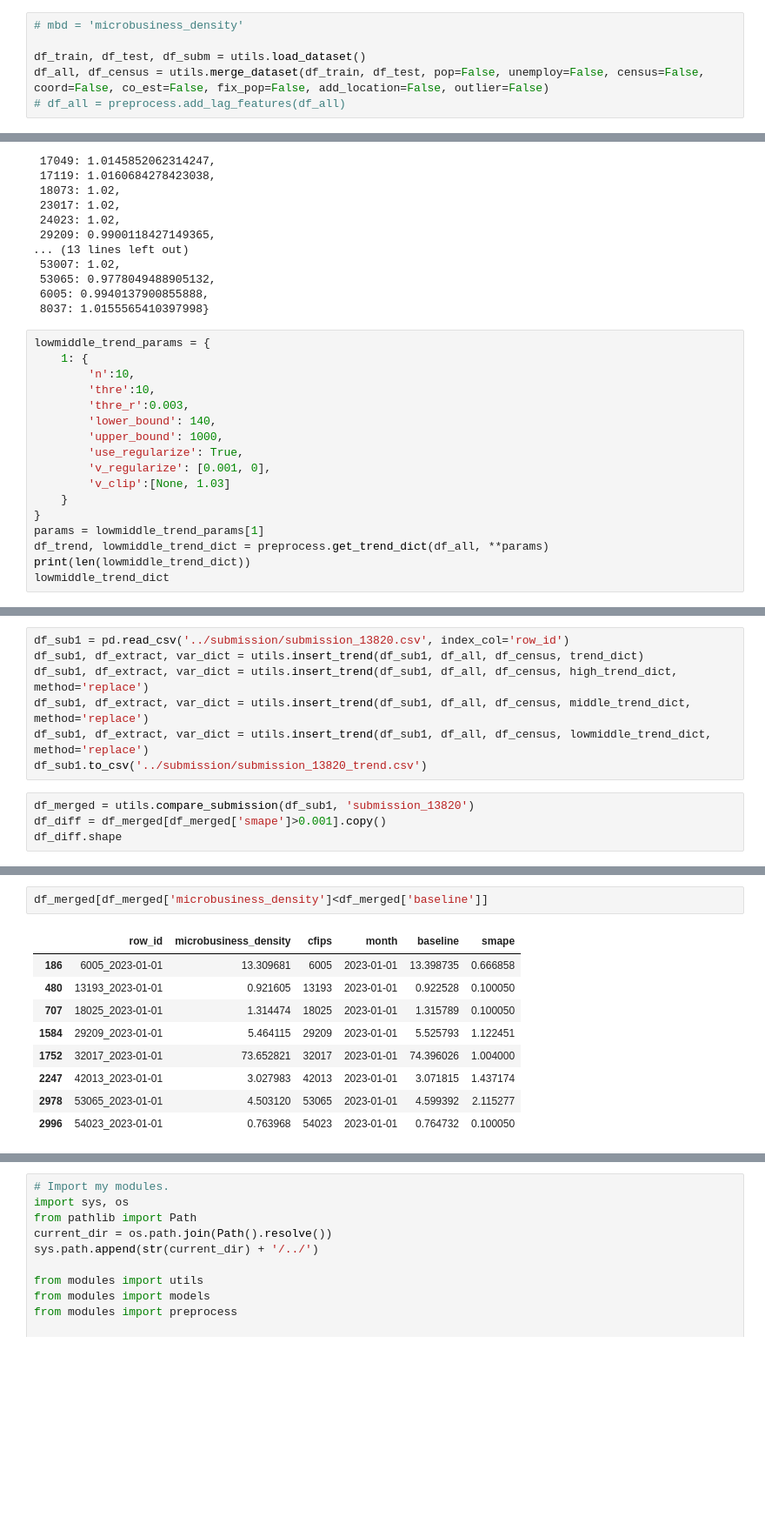
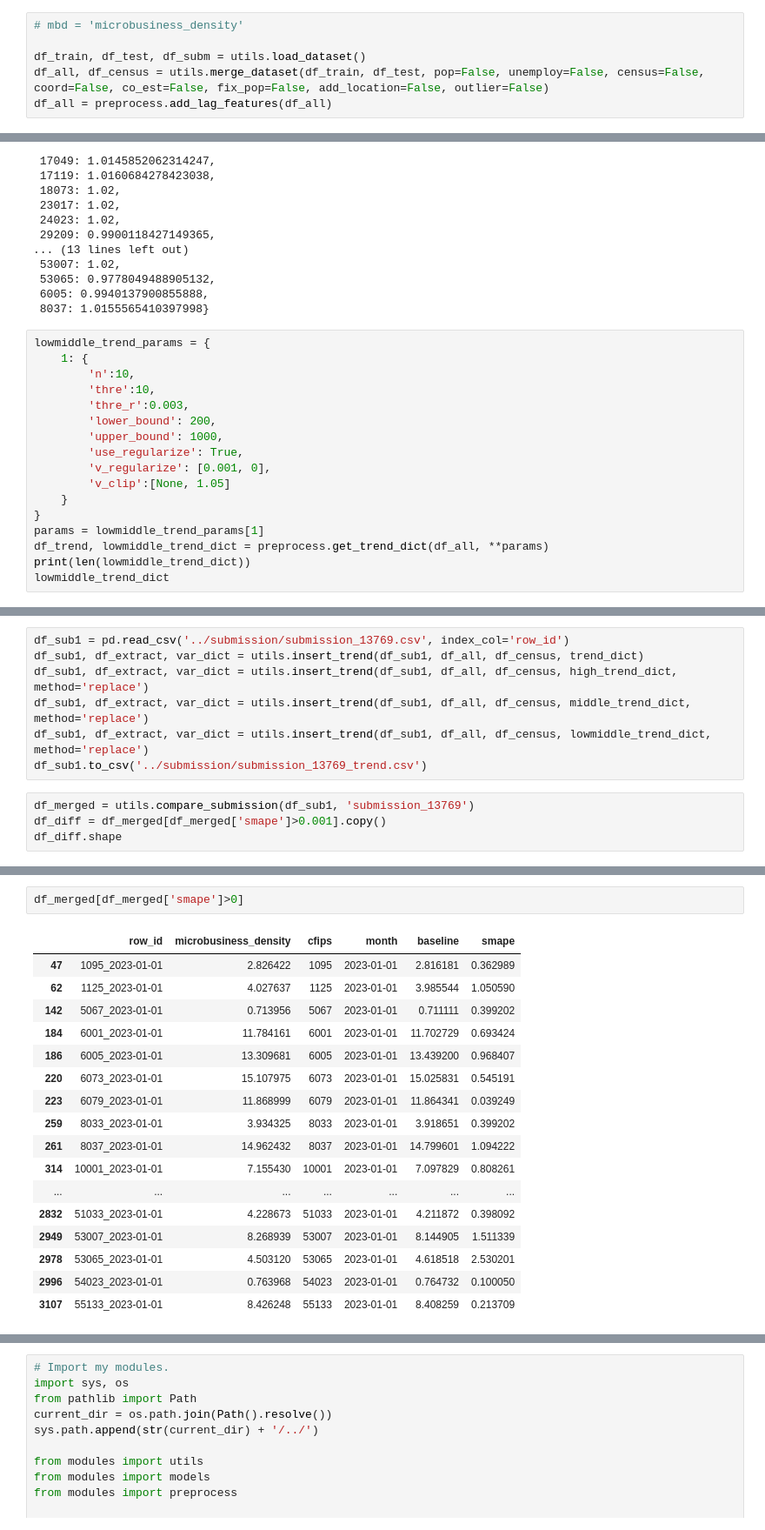
Before and after one commit to KazuakiTokunaga/kaggle-godaddy, a Jupyter notebook: code-analysis/analysis_work.ipynb, the cells around one changed output, grey strips where cells are left out. Shown at 87% size. Drawn from its saved outputs; the diff is of its cells as text; blank space fills up the shorter version.

```diff
--- a/code-analysis/analysis_work.ipynb
+++ b/code-analysis/analysis_work.ipynb
@@ -26,4 +26,4 @@ pd.set_option('display.max_columns', 100)
 
 df_train, df_test, df_subm = utils.load_dataset()
 df_all, df_census = utils.merge_dataset(df_train, df_test, pop=False, unemploy=False, census=False, coord=False, co_est=False, fix_pop=False, add_location=False, outlier=False)
-# df_all = preprocess.add_lag_features(df_all)
+df_all = preprocess.add_lag_features(df_all)
@@ -140,11 +142,11 @@ lowmiddle_trend_params = {
         'n':10,
         'thre':10,
         'thre_r':0.003,
-        'lower_bound': 140,
+        'lower_bound': 200,
         'upper_bound': 1000,
         'use_regularize': True,
         'v_regularize': [0.001, 0],
-        'v_clip':[None, 1.03]
+        'v_clip':[None, 1.05]
     }
 }
 params = lowmiddle_trend_params[1]
@@ -165,12 +163,12 @@ for keys in lowmiddle_trend_dict.keys():
 # %%
-df_sub1 = pd.read_csv('../submission/submission_13820.csv', index_col='row_id')
+df_sub1 = pd.read_csv('../submission/submission_13769.csv', index_col='row_id')
 df_sub1, df_extract, var_dict = utils.insert_trend(df_sub1, df_all, df_census, trend_dict)
 df_sub1, df_extract, var_dict = utils.insert_trend(df_sub1, df_all, df_census, high_trend_dict, method='replace')
 df_sub1, df_extract, var_dict = utils.insert_trend(df_sub1, df_all, df_census, middle_trend_dict, method='replace')
 df_sub1, df_extract, var_dict = utils.insert_trend(df_sub1, df_all, df_census, lowmiddle_trend_dict, method='replace')
-df_sub1.to_csv('../submission/submission_13820_trend.csv')
+df_sub1.to_csv('../submission/submission_13769_trend.csv')
 # %%
-df_merged = utils.compare_submission(df_sub1, 'submission_13820')
+df_merged = utils.compare_submission(df_sub1, 'submission_13769')
 df_diff = df_merged[df_merged['smape']>0.001].copy()
 df_diff.shape
 # %% [output]
@@ -187,14 +180,22 @@ df_merged['smape'].sum()
 # %%
-df_merged[df_merged['microbusiness_density']<df_merged['baseline']]
+df_merged[df_merged['smape']>0]
 # %% [output]
 |  | row_id | microbusiness_density | cfips | month | baseline | smape |
-| 186 | 6005_2023-01-01 | 13.309681 | 6005 | 2023-01-01 | 13.398735 | 0.666858 |
-| 480 | 13193_2023-01-01 | 0.921605 | 13193 | 2023-01-01 | 0.922528 | 0.100050 |
-| 707 | 18025_2023-01-01 | 1.314474 | 18025 | 2023-01-01 | 1.315789 | 0.100050 |
-| 1584 | 29209_2023-01-01 | 5.464115 | 29209 | 2023-01-01 | 5.525793 | 1.122451 |
-| 1752 | 32017_2023-01-01 | 73.652821 | 32017 | 2023-01-01 | 74.396026 | 1.004000 |
-| 2247 | 42013_2023-01-01 | 3.027983 | 42013 | 2023-01-01 | 3.071815 | 1.437174 |
-| 2978 | 53065_2023-01-01 | 4.503120 | 53065 | 2023-01-01 | 4.599392 | 2.115277 |
+| 47 | 1095_2023-01-01 | 2.826422 | 1095 | 2023-01-01 | 2.816181 | 0.362989 |
+| 62 | 1125_2023-01-01 | 4.027637 | 1125 | 2023-01-01 | 3.985544 | 1.050590 |
+| 142 | 5067_2023-01-01 | 0.713956 | 5067 | 2023-01-01 | 0.711111 | 0.399202 |
+| 184 | 6001_2023-01-01 | 11.784161 | 6001 | 2023-01-01 | 11.702729 | 0.693424 |
+| 186 | 6005_2023-01-01 | 13.309681 | 6005 | 2023-01-01 | 13.439200 | 0.968407 |
+| 220 | 6073_2023-01-01 | 15.107975 | 6073 | 2023-01-01 | 15.025831 | 0.545191 |
+| 223 | 6079_2023-01-01 | 11.868999 | 6079 | 2023-01-01 | 11.864341 | 0.039249 |
+| 259 | 8033_2023-01-01 | 3.934325 | 8033 | 2023-01-01 | 3.918651 | 0.399202 |
+| 261 | 8037_2023-01-01 | 14.962432 | 8037 | 2023-01-01 | 14.799601 | 1.094222 |
+| 314 | 10001_2023-01-01 | 7.155430 | 10001 | 2023-01-01 | 7.097829 | 0.808261 |
+| ... | ... | ... | ... | ... | ... | ... |
+| 2832 | 51033_2023-01-01 | 4.228673 | 51033 | 2023-01-01 | 4.211872 | 0.398092 |
+| 2949 | 53007_2023-01-01 | 8.268939 | 53007 | 2023-01-01 | 8.144905 | 1.511339 |
+| 2978 | 53065_2023-01-01 | 4.503120 | 53065 | 2023-01-01 | 4.618518 | 2.530201 |
 | 2996 | 54023_2023-01-01 | 0.763968 | 54023 | 2023-01-01 | 0.764732 | 0.100050 |
+| 3107 | 55133_2023-01-01 | 8.426248 | 55133 | 2023-01-01 | 8.408259 | 0.213709 |
 # %%
 # df_submission = pd.read_csv('../submission/submission_2023-02-27_16_35_41.csv', index_col='row_id')
```
Also changed, not shown: parts of 8 cells of this notebook, 4 other files.
